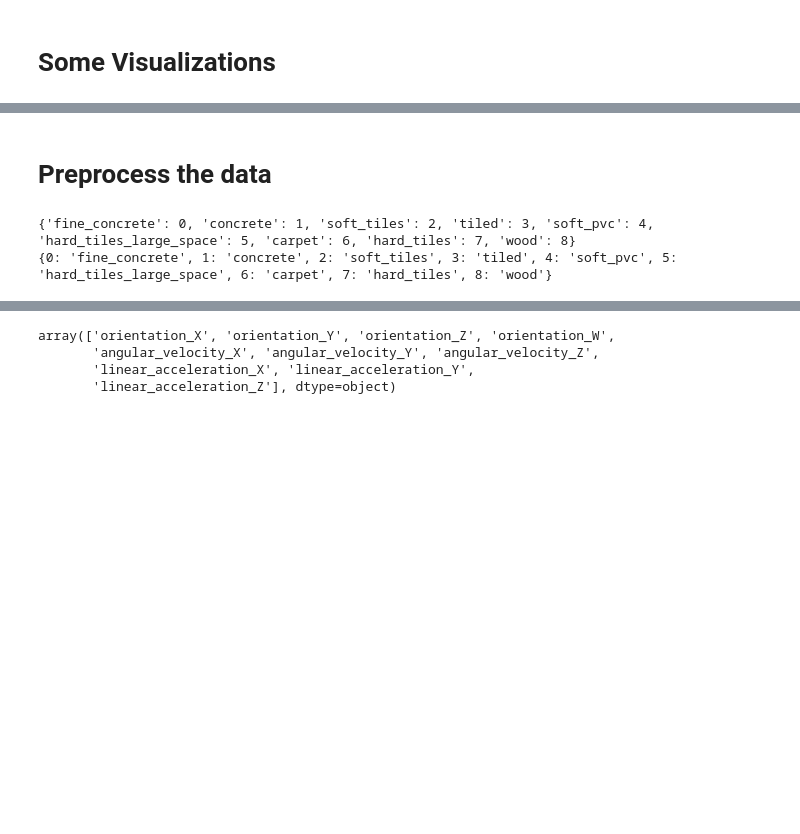
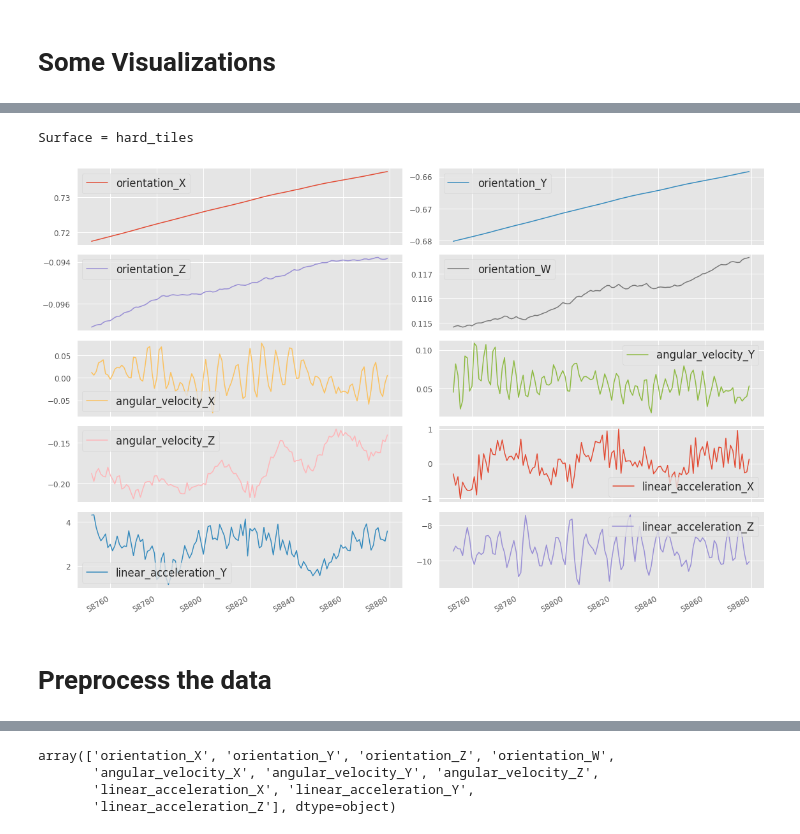
Before and after one commit to ansonnn07/Time-Series-Classification-and-Anomaly-Detection, a Jupyter notebook: 2. Training - Time Series Classification.ipynb, the cells around one changed output, grey strips where cells are left out. Cells and saved outputs as stored; diff of their text form; code cells hidden in the pictures; blank space fills up the shorter version.

```diff
--- a/2. Training - Time Series Classification.ipynb
+++ b/2. Training - Time Series Classification.ipynb
@@ -38,5 +78,5 @@ DATA_PATH = os.path.join("data", "career-con-2019")
 # %%
-X_train = pd.read_csv(os.path.join(DATA_PATH, "X_train.csv"))
+X_train = pd.read_csv("X_train.csv")
 X_train.head()
 # %% [output]
 |  | row_id | series_id | measurement_number | orientation_X | orientation_Y | orientation_Z | orientation_W | ... |
@@ -71,2 +131,19 @@ plt.xticks(rotation=45);
+# %%
+# DRAW A PLOT OF TIME SERIES
+random_idx = np.random.randint(X_train['series_id'].nunique())
+row = X_train.loc[X_train['series_id'] == random_idx]
+label = y_train.loc[y_train['series_id'] == random_idx, 'surface'].values[0]
+
+print(f"Surface = {label}\n")
+row[feature_cols].plot(
+    subplots=True,
+    layout=(5, 2),
+    fontsize=12,
+)
+plt.tight_layout()
+plt.show()
+# %% [output]
+Surface = hard_tiles
+[figure, added]
 # %% [markdown]
 # Preprocess the data
@@ -78,6 +149,0 @@ label_encoded2name = {idx: name for name, idx in label_name2encoded.items()}
-# %%
-print(label_name2encoded)
-print(label_encoded2name)
-# %% [output]
-{'fine_concrete': 0, 'concrete': 1, 'soft_tiles': 2, 'tiled': 3, 'soft_pvc': 4, 'hard_tiles_large_space': 5, 'carpet': 6, 'hard_tiles': 7, 'wood': 8}
-{0: 'fine_concrete', 1: 'concrete', 2: 'soft_tiles', 3: 'tiled', 4: 'soft_pvc', 5: 'hard_tiles_large_space', 6: 'carpet', 7: 'hard_tiles', 8: 'wood'}
```
Also changed, not shown: parts of 54 cells of this notebook, 4 other files.
